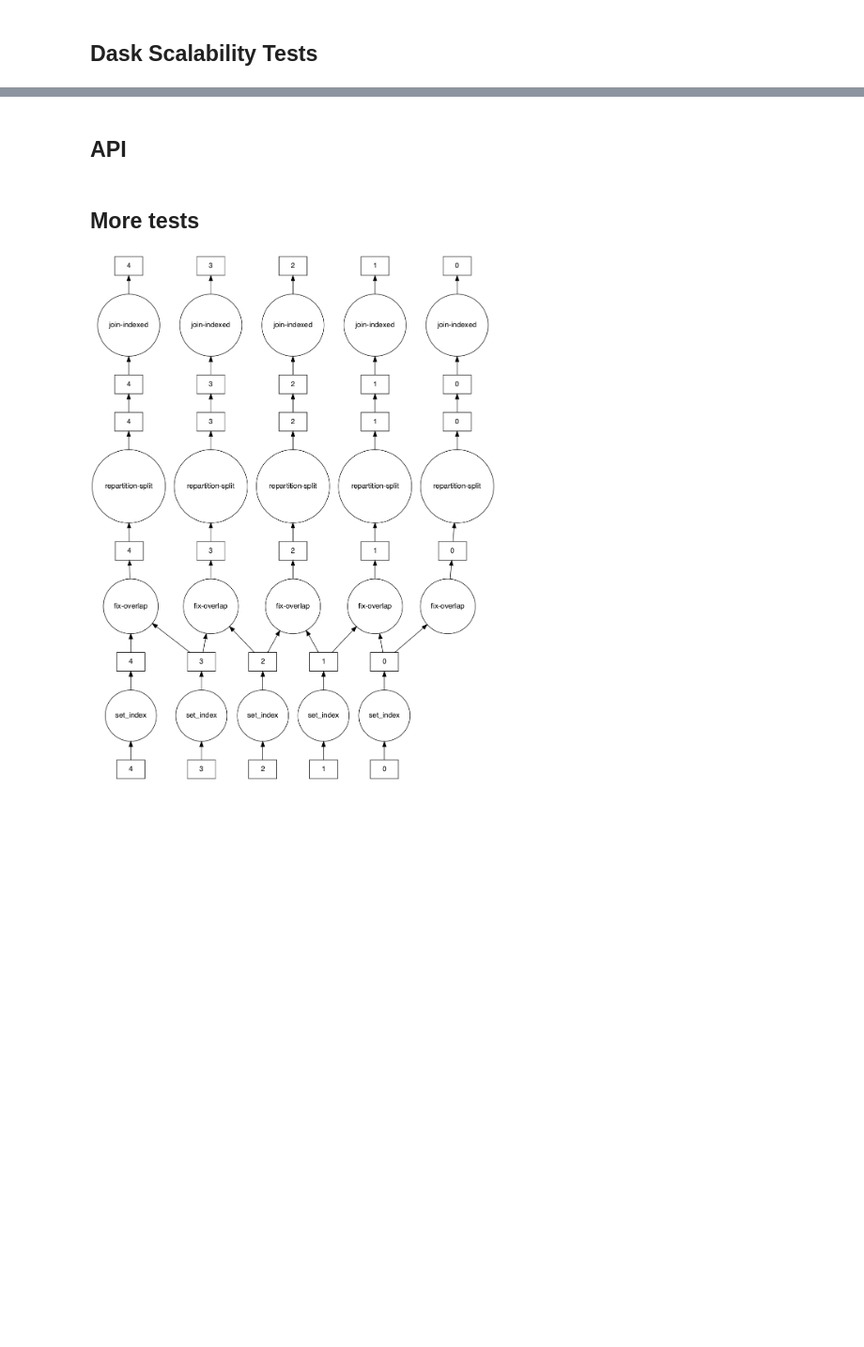
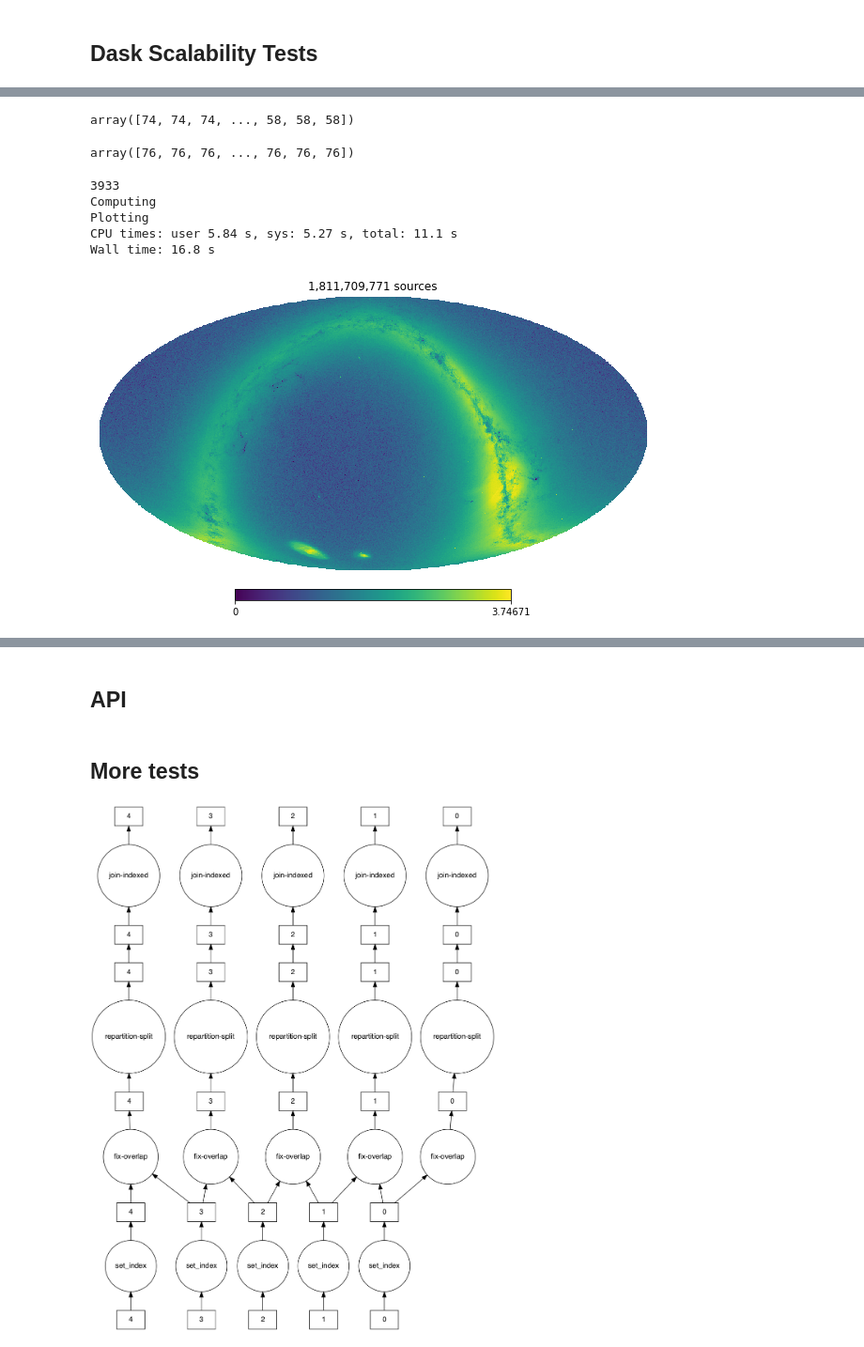
Before and after one commit to mjuric/HIPS, a Jupyter notebook: visualize.ipynb, the cells around one changed output, grey strips where cells are left out. Shown at 94% size. Drawn from its saved outputs; the diff is of its cells as text; code cells hidden in the pictures; blank space fills up the shorter version.

```diff
--- a/visualize.ipynb
+++ b/visualize.ipynb
@@ -277,0 +245,3 @@ plt.xlim(0, 1_000_00)
+# %%
+df = pd.read_pickle('output/Norder2/Npix76/import.GaiaSource_003112-005263.parquet.pkl')
+df[["ra", "dec", "hips_k", "hips_pix"]]
@@ -277,0 +262,52 @@ plt.xlim(0, 1_000_00)
+# %%
+hp.ang2pix(2**2, df['ra'].values, df['dec'].values, lonlat=True)
+# %% [output]
+array([74, 74, 74, ..., 58, 58, 58])
+# %%
+hp.ang2pix(2**10, df['ra'].values, df['dec'].values, lonlat=True) >> 16
+# %% [output]
+array([76, 76, 76, ..., 76, 76, 76])
+# %%
+%%time
+import dask
+from dask import delayed
+from dask.distributed import as_completed
+import numpy as np
+import pandas as pd
+import healpy as hp
+import dask.bag as db
+from tqdm.notebook import tqdm
+k=10
+
+import glob
+pqfiles = glob.glob('output/*/*/catalog.parquet')
+
+#pqfiles = glob.glob('cache/*.parquet')
+print(len(pqfiles))
+#pqfiles = pqfiles[:2]
+
+def hpix_hist(parts):
+    # histogram the list of parts, and return it
+    img = np.zeros(hp.order2npix(k), dtype=np.uint32)
+    for fn in parts:
+        df = pd.read_parquet(fn, columns=['ra', 'dec'])
+#        df = pd.read_pickle(fn)
+        hpix = hp.ang2pix(2**k, df['ra'].values, df['dec'].values, lonlat=True, nest=True)
+        hpix, ct = np.unique(hpix, return_counts=True)
+        img[hpix] += ct.astype(np.uint32)
+
+    return img
+
+print("Computing")
+b = db.from_sequence(pqfiles)
+img = b.reduction(hpix_hist, sum, split_every=8).compute()
+
+print("Plotting")
+hp.mollview(np.log10(img+1), title=f'{img.sum():,.0f} sources', nest=True)
+# %% [output]
+3933
+Computing
+Plotting
+CPU times: user 5.84 s, sys: 5.27 s, total: 11.1 s
+Wall time: 16.8 s
+[figure, added]
```
Also changed, not shown: parts of 26 cells of this notebook, 2 other files.
